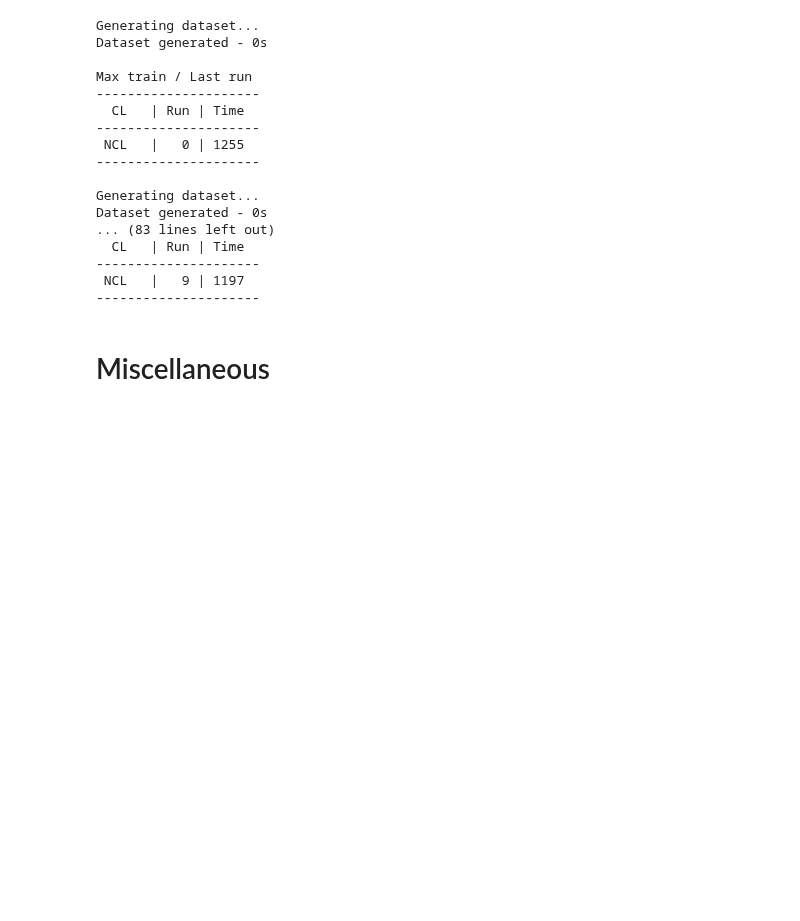
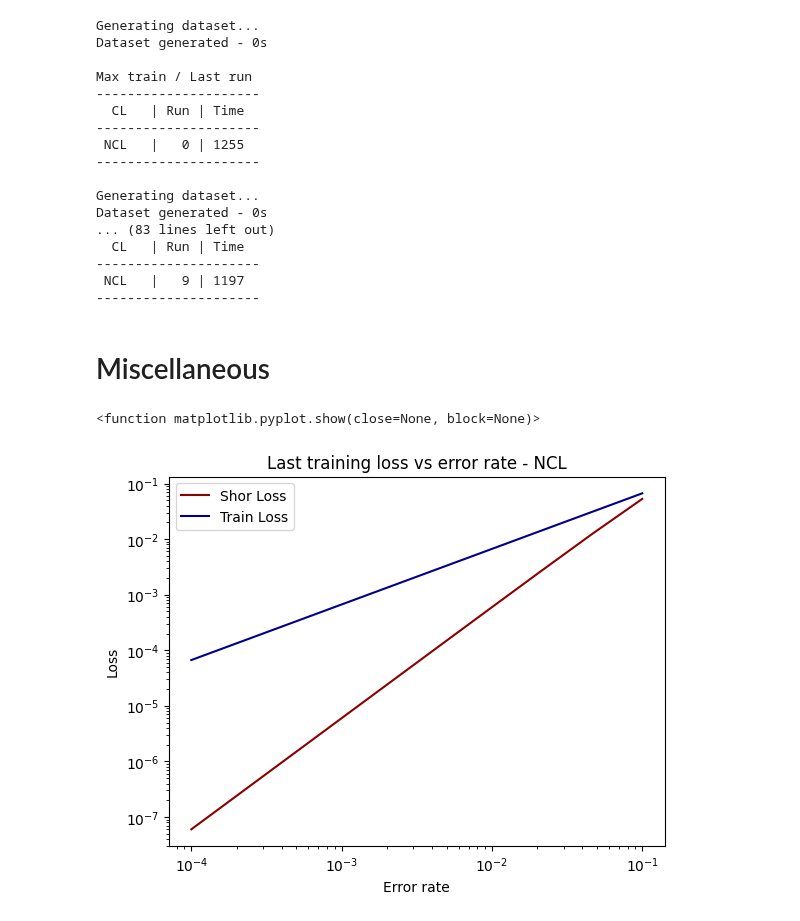
Before and after one commit to erikrecio/qurriculum_learning, a Jupyter notebook: Error Correction/qec_1.ipynb, the cells around one changed output. Drawn from its saved outputs; the diff is of its cells as text; code cells hidden in the pictures; blank space fills up the shorter version.

Commit message:
fixes plot shor

```diff
--- a/Error Correction/qec_1.ipynb
+++ b/Error Correction/qec_1.ipynb
@@ -709,0 +744,69 @@ Dataset generated - 0s
+# %%
+folder_name = "Results/9q - 200 iters"
+time_now = "2024-02-28 17-50-18"
+cl_types = ["NCL"]
+num_iters = 200
+
+hyperparams_file_name_shor = "Results/Hyperparameters Shor code.csv"
+read_hyperparams_shor = pd.read_csv(hyperparams_file_name_shor, usecols=["error_prob"])
+error_probs_shor = list(read_hyperparams_shor["error_prob"])
+
+data_file_name_shor = "Results/Data Shor code.csv"
+read_data_shor = pd.read_csv(data_file_name_shor,
+                        usecols=["losses_train"],
+                        converters={"losses_train":ast.literal_eval})
+losses_shor = np.array(list(map(np.array, read_data_shor["losses_train"])))[:,-1]
+
+
+hyperparams_file_name = f"{folder_name}/{time_now} - Hyperparameters.csv"
+read_hyperparams = pd.read_csv(hyperparams_file_name, usecols=["error_prob"])
+error_probs = list(read_hyperparams["error_prob"])
+
+
+if cl_types == ["NCL", "CL", "ACL", "SPCL", "SPACL"]:
+    arr_file_names = [["NCL","CL","ACL"], ["SPCL","SPACL"]]
+else:
+    arr_file_names = [cl_types]
+
+for file_names in arr_file_names:
+
+    fig, axis = plt.subplots(1,len(file_names))
+    if len(file_names) == 1:
+        axis = [axis]
+        fig.tight_layout(rect=(0,0,0,0))
+    else:
+        fig.set_figheight(6)
+        fig.set_figwidth(7*len(file_names))
+        fig.tight_layout(pad=4, w_pad=7)
+
+    i = 0
+    for file_name in file_names:
+
+        data_file_name = f"{folder_name}/{time_now} - Data - {file_name}.csv"
+        read_data = pd.read_csv(data_file_name,
+                                usecols=["losses_train"],
+                                converters={"losses_train":ast.literal_eval})
+        last_losses_train = np.array(list(map(np.array, read_data["losses_train"])))[:,num_iters-1]
+
+        # ---------------------------------------------------------------------- #
+        # -------------------- Loss and accuracy figure ------------------------ #
+        # ---------------------------------------------------------------------- #
+
+        color1 = "darkred"
+        color2 = 'darkblue'
+        axis[i].set_xlabel('Error rate')
+        axis[i].set_ylabel('Loss')
+        axis[i].plot(error_probs_shor, losses_shor, label="Shor Loss", color=color1)
+        axis[i].plot(error_probs, last_losses_train, label="Train Loss", color=color2)
+        axis[i].set_yscale("log")
+        axis[i].set_xscale("log")
+        axis[i].set_title(f"Last training loss vs error rate - {file_name}")
+        axis[i].legend()
+        i += 1
+plt.show
+# plots_pdf_name = f"{folder_name}/{time_now} - Plots error rate.pdf"
+# save_multi_image(plots_pdf_name)
+# close_all_figures()
+# %% [output]
+<function matplotlib.pyplot.show(close=None, block=None)>
+[figure, added]
```
Also changed, not shown: parts of 2 cells of this notebook, 3 other files.
